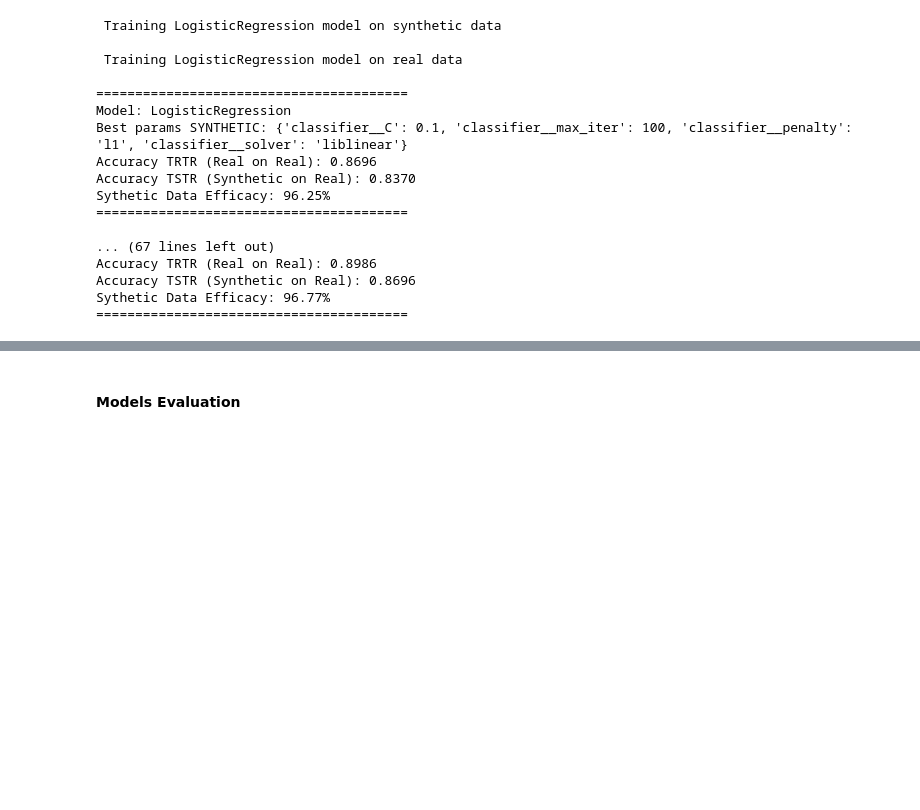
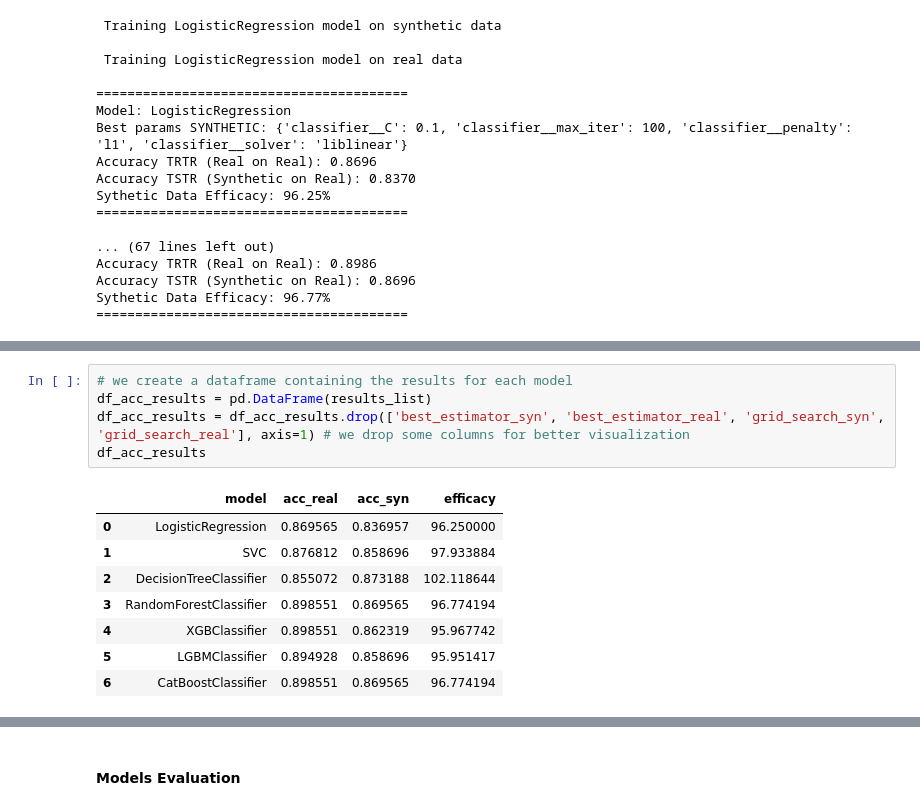
Before and after one commit to RickCraco/computer-science-project, a Jupyter notebook: notebooks/heart_disease_classification_ctgan_xai.ipynb, the cells around one changed output, grey strips where cells are left out. Drawn from its saved outputs; the diff is of its cells as text; blank space fills up the shorter version.

```diff
--- a/notebooks/heart_disease_classification_ctgan_xai.ipynb
+++ b/notebooks/heart_disease_classification_ctgan_xai.ipynb
@@ -799,0 +810,14 @@ AGGIUNGERE SPIEGAZIONE RISULTATI
+# %%
+# we create a dataframe containing the results for each model
+df_acc_results = pd.DataFrame(results_list)
+df_acc_results = df_acc_results.drop(['best_estimator_syn', 'best_estimator_real', 'grid_search_syn', 'grid_search_real'], axis=1) # we drop some columns for better visualization
+df_acc_results
+# %% [output]
+|  | model | acc_real | acc_syn | efficacy |
+| 0 | LogisticRegression | 0.869565 | 0.836957 | 96.250000 |
+| 1 | SVC | 0.876812 | 0.858696 | 97.933884 |
+| 2 | DecisionTreeClassifier | 0.855072 | 0.873188 | 102.118644 |
+| 3 | RandomForestClassifier | 0.898551 | 0.869565 | 96.774194 |
+| 4 | XGBClassifier | 0.898551 | 0.862319 | 95.967742 |
+| 5 | LGBMClassifier | 0.894928 | 0.858696 | 95.951417 |
+| 6 | CatBoostClassifier | 0.898551 | 0.869565 | 96.774194 |
```
Also changed, not shown: parts of 2 cells of this notebook.
